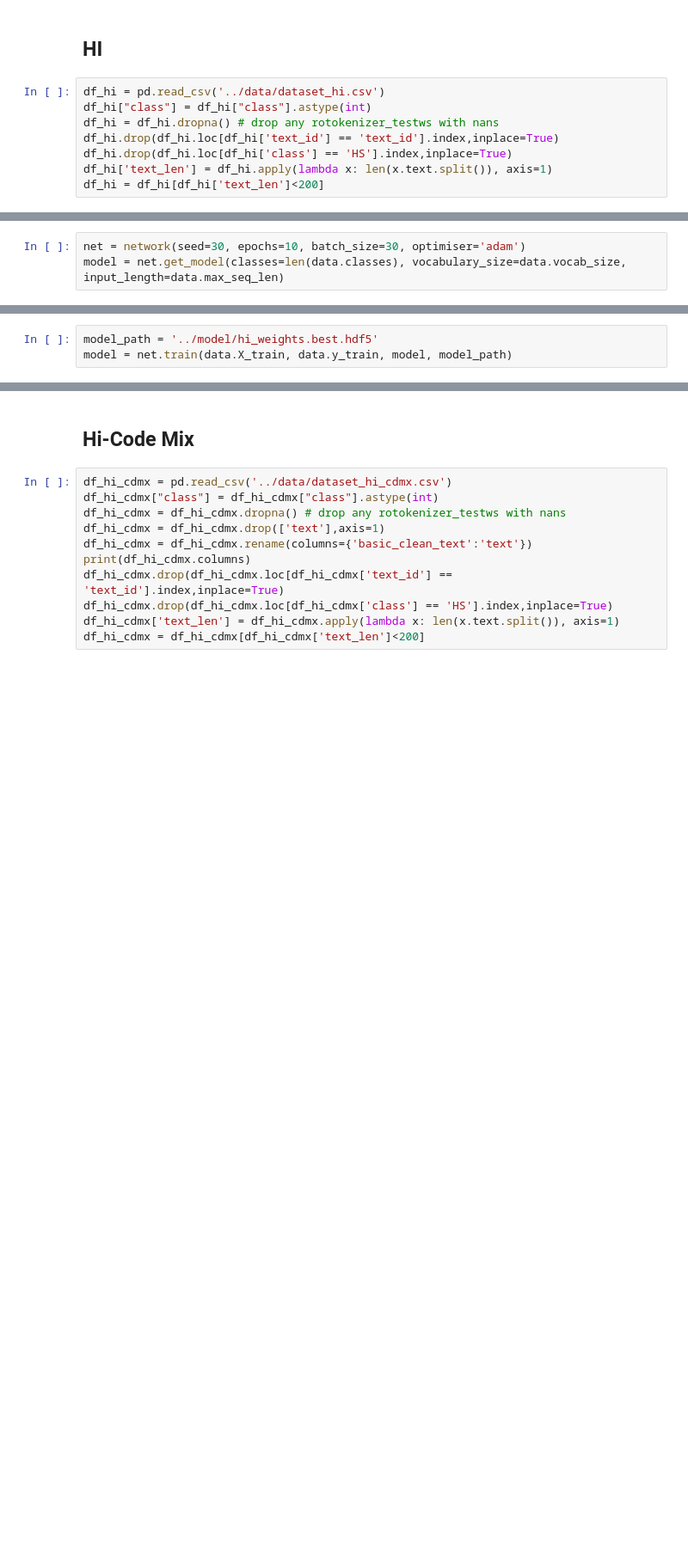
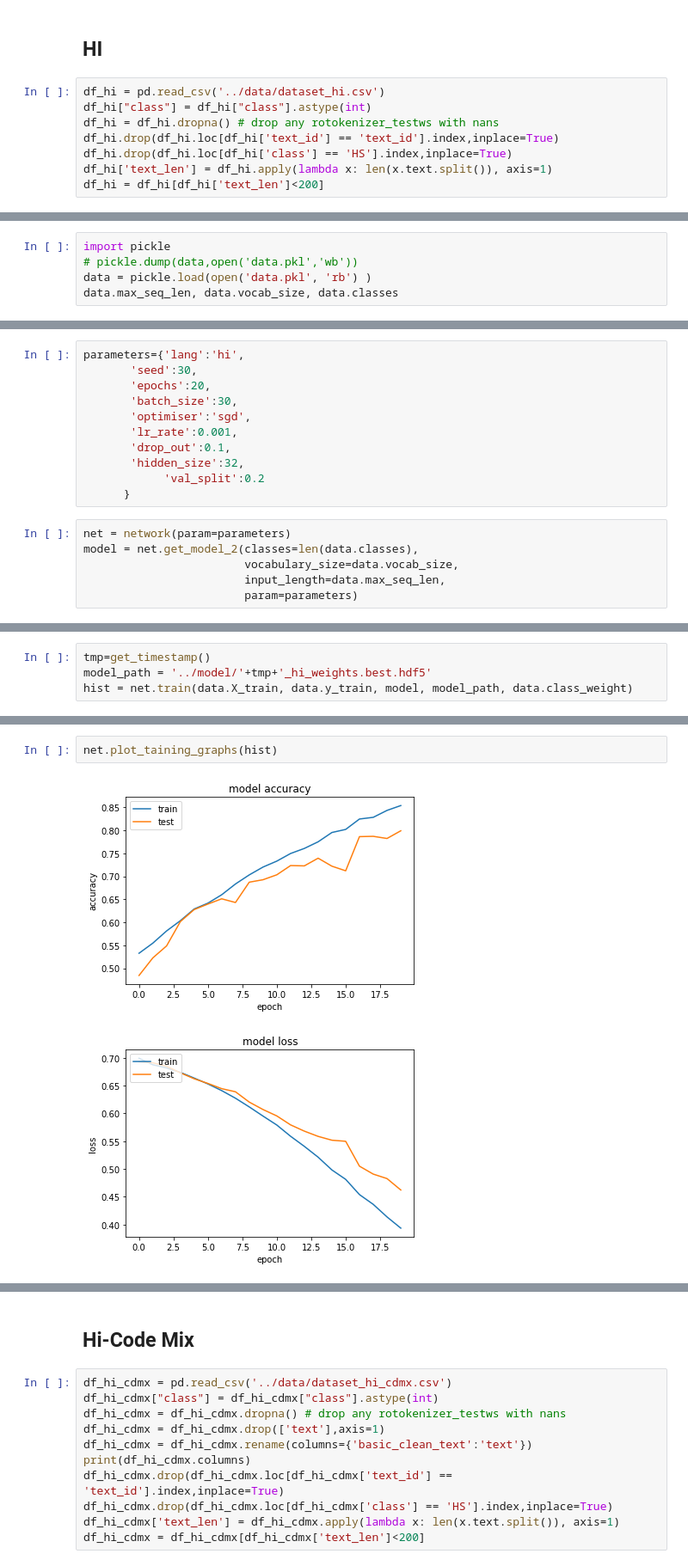
Before and after one commit to neerajvashistha/online-hate-speech-recog, a Jupyter notebook: src/base_line_CNN_LSTM.ipynb, the cells around one changed output, grey strips where cells are left out. Shown at 86% size. Saved outputs shown, nothing was run; the diff lists cells and outputs as text; blank space fills up the shorter version.

```diff
--- a/src/base_line_CNN_LSTM.ipynb
+++ b/src/base_line_CNN_LSTM.ipynb
@@ -86,0 +128,5 @@ data.max_seq_len, data.vocab_size, data.classes
+# %%
+import pickle
+# pickle.dump(data,open('data.pkl','wb'))
+data = pickle.load(open('data.pkl', 'rb') )
+data.max_seq_len, data.vocab_size, data.classes
@@ -87,4 +135,18 @@ data.max_seq_len, data.vocab_size, data.classes
+# %%
+parameters={'lang':'hi',
+       'seed':30,
+       'epochs':20,
+       'batch_size':30,
+       'optimiser':'sgd',
+       'lr_rate':0.001,
+       'drop_out':0.1,
+       'hidden_size':32,
+            'val_split':0.2
+      }
 # %%
-net = network(seed=30, epochs=10, batch_size=30, optimiser='adam')
-model = net.get_model(classes=len(data.classes), vocabulary_size=data.vocab_size, input_length=data.max_seq_len)
+net = network(param=parameters)
+model = net.get_model_2(classes=len(data.classes),
+                        vocabulary_size=data.vocab_size,
+                        input_length=data.max_seq_len,
+                        param=parameters)
 # %% [output]
@@ -107,5 +169,6 @@ _________________________________________________________________
 None
 # %%
-model_path = '../model/hi_weights.best.hdf5'
-model = net.train(data.X_train, data.y_train, model, model_path)
+tmp=get_timestamp()
+model_path = '../model/'+tmp+'_hi_weights.best.hdf5'
+hist = net.train(data.X_train, data.y_train, model, model_path, data.class_weight)
 # %% [output]
@@ -128,0 +192,5 @@ Epoch 00009: early stopping
+# %%
+net.plot_taining_graphs(hist)
+# %% [output]
+[figure, added]
+[figure, added]
```
Also changed, not shown: parts of 35 cells of this notebook, 8 other files.
